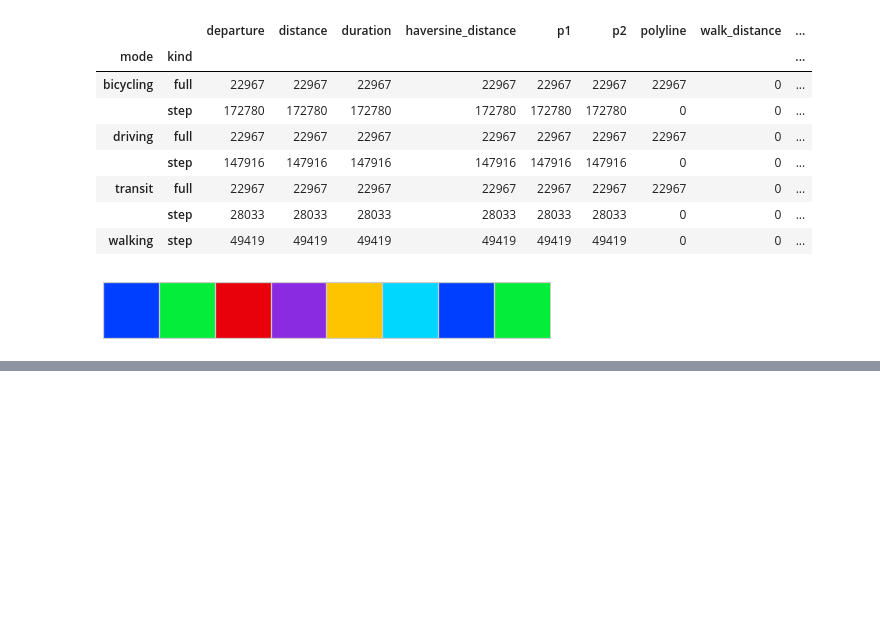
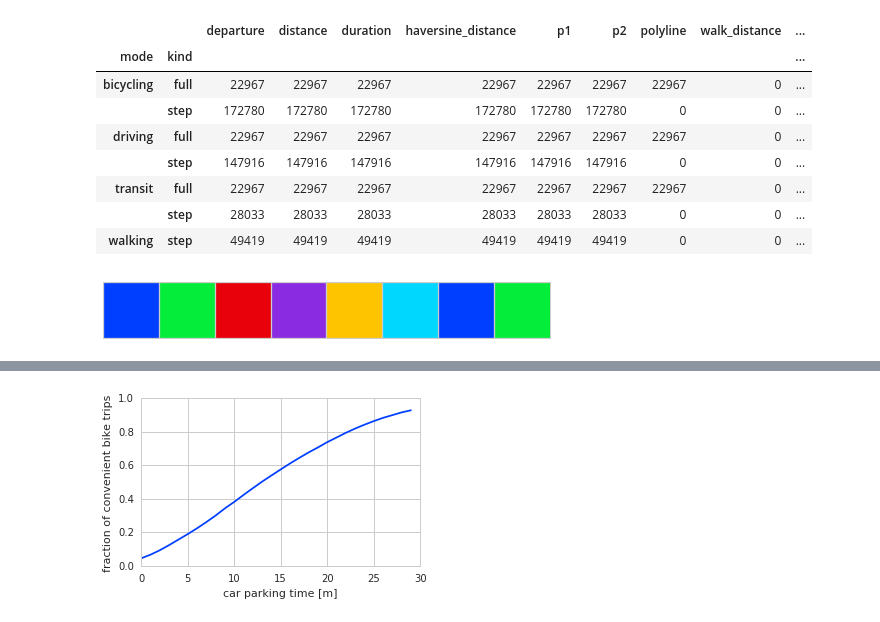
Before and after one commit to astyonax/TimingParis, a Jupyter notebook: notebooks/TimeParis-plots-kgCO2.ipynb, the cells around one changed output, grey strips where cells are left out. Drawn from its saved outputs; the diff is of its cells as text; code cells hidden in the pictures; blank space fills up the shorter version.

```diff
--- a/notebooks/TimeParis-plots-kgCO2.ipynb
+++ b/notebooks/TimeParis-plots-kgCO2.ipynb
@@ -197,3 +173,25 @@ print '{0:.2f}'.format(bike.p1.shape[0]*1./bicycling.p1.shape[0])
+# %%
+total_trips = bicycling.shape[0]*1.
+
+cols = ['coupled','duration']
+B = bicycling[cols].values
+D = driving[cols].values
+z = dl.dictlist(B)
+z.update(D)
+coupled_durations = np.asarray(z.values()).T
+
+# this function returns the number of bike trips which are faster by bike versus car time + t minutes for parking
+# time is stored in 'duration' in seconds
+count_fraction_bike_faster_w_parking = lambda t:((coupled_durations[0]-(coupled_durations[1]+t*60))<=0).sum()/total_trips
+# %%
+times = xrange(0,30) # minutes
+fig,ax=plt.subplots(1,1,figsize=(5,3))
+ax.plot(times,map(count_fraction_bike_faster_w_parking,times))
+ax.set_xlabel('car parking time [m]')
+ax.set_ylabel('fraction of convenient bike trips')
+fig.savefig('../plots/on_parking_time_{0:s}.png'.format(TITLE),bbox_inches='tight',dpi=96)
+# %% [output]
+[figure, added]
 # %%
 import seaborn
 
```
Also changed, not shown: parts of 12 cells of this notebook, 45 other files.
